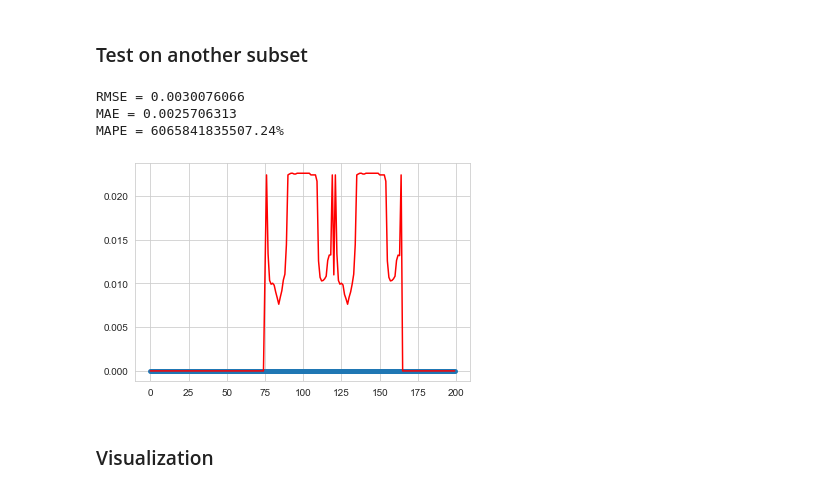
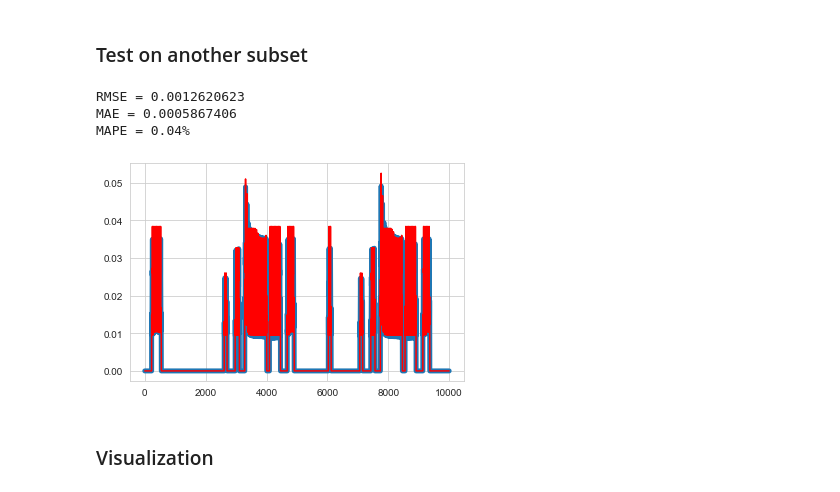
Before and after one commit to zlukich/no_palm, a Jupyter notebook: time_series_predicting_tutorial.ipynb, the cells around one changed output. Drawn from its saved outputs; the diff is of its cells as text; code cells hidden in the pictures.

```diff
--- a/time_series_predicting_tutorial.ipynb
+++ b/time_series_predicting_tutorial.ipynb
@@ -340,6 +519,6 @@ test2525
 124848 rows × 15 columns
 # %%
 window_size = 4
-ml_spec1_trainset = reshape_whole_table(test2525,window_size,target_value="emission_value_out",drop_columns=["x","y","building_height"],include_target=False)
+ml_spec1_trainset = reshape_whole_table(test2525,window_size,target_value="emission_value_out",drop_columns=["x","y","building_height","wind"],include_target=True)
 ml_spec1_trainset
 # %% [output]
@@ -473,7 +647,7 @@ testset3030
 470448 rows × 15 columns
 # %%
 window_size = 4
-ml_testset3030 = reshape_whole_table(testset3030,window_size =window_size,drop_columns=["x","y","building_height"],target_value="emission_value_out")
+ml_testset3030 = reshape_whole_table(testset3030,window_size =window_size,drop_columns=["x","y","building_height","wind"],target_value="emission_value_out",include_target=True)
 ml_testset3030 = ml_testset3030.drop(columns=["nbr_out(3)","nbl_out(3)","nbu_out(3)","nbd_out(3)"],axis=1)
 ml_testset3030
 # %% [output]
@@ -552,12 +743,13 @@ make_heatmap_from_pd(viz_ml,hour,hour_name="hour(3)",target_name="pred_emission_
 from sklearn.ensemble import RandomForestRegressor
 from sklearn.metrics import mean_absolute_error,mean_absolute_percentage_error
 lr_model = RandomForestRegressor(max_depth=8)
-lr_model.fit(trainset.loc[:,~trainset.columns.str.contains('emission_value_out', case=False)], trainset["emission_value_out"])
+filtered_columns = trainset.filter(regex='emission_value_out$').columns#
+lr_model.fit(trainset.loc[:,~trainset.columns.isin(filtered_columns)] , trainset["emission_value_out"])
 
 t0 = time.time()
 lr_y = testset['emission_value_out'].values
-lr_y_fit = lr_model.predict(trainset.loc[:,~trainset.columns.str.contains('emission_value_out', case=False)])
-lr_y_pred = lr_model.predict(testset.loc[:,~testset.columns.str.contains('emission_value_out', case=False)])
+lr_y_fit = lr_model.predict(trainset.loc[:,~trainset.columns.isin(filtered_columns)])
+lr_y_pred = lr_model.predict(trainset.loc[:,~trainset.columns.isin(filtered_columns)])
 tF = time.time()
 
 lr_residuals = lr_y_pred - lr_y
@@ -581,24 +773,25 @@ plt.show()
 ### Test on another subset
 # %%
 test_lr_y = ml_testset3030["emission_value_out"].values
-test_lr_y_pred = lr_model.predict(ml_testset3030.loc[:,~ml_testset3030.columns.str.contains('emission_value_out', case=False)])
+filtered_columns = trainset.filter(regex='nb.*out|emission_value_out$')
+test_lr_y_pred = lr_model.predict(ml_testset3030.loc[:,~ml_testset3030.columns.isin(filtered_columns.columns)])
 
 
 test_lr_residuals = test_lr_y_pred - test_lr_y
 test_lr_rmse = np.sqrt(np.sum(np.power(lr_residuals,2)) / len(lr_residuals))
 print('RMSE = %.10f' % lr_rmse)
 print('MAE = %.10f' % mean_absolute_error(test_lr_y,test_lr_y_pred))
 print('MAPE = %.2f' % mean_absolute_percentage_error(test_lr_y,test_lr_y_pred) +"%")
 
-(ystart,yend)  = (1500,1700)
+(ystart,yend)  = (0,10000)
 plt.plot([i for i in range(len(test_lr_y[ystart:yend]))],test_lr_y[ystart:yend],label = "Actual y",linewidth = 5)
 plt.plot([i for i in range(len(test_lr_y_pred[ystart:yend]))],test_lr_y_pred[ystart:yend],label = "Predicted y",alpha =1,color = "red")
 plt.show()
 # %% [output]
-RMSE = 0.0030076066
-MAE = 0.0025706313
-MAPE = 6065841835507.24%
+RMSE = 0.0012620623
+MAE = 0.0005867406
+MAPE = 0.04%
-[figure, old version]
+[figure, new version]
 # %% [markdown]
 ### Visualization
 # %%
```
Also changed, not shown: parts of 56 cells of this notebook, 1 other file.
